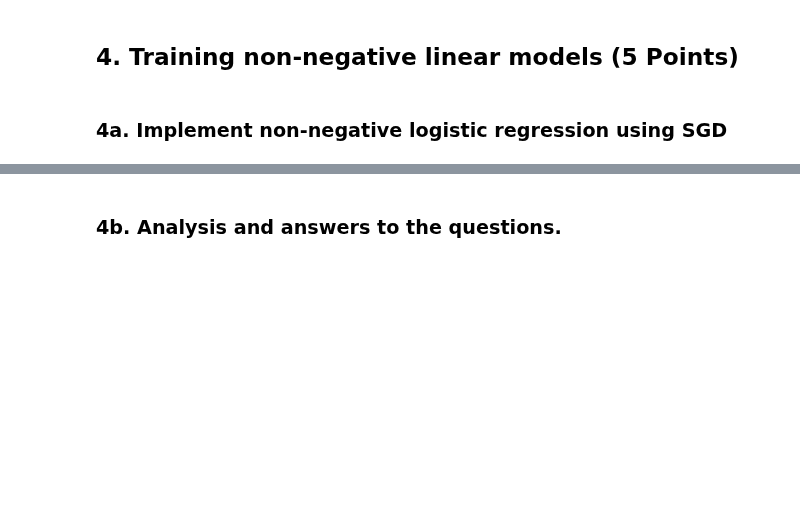
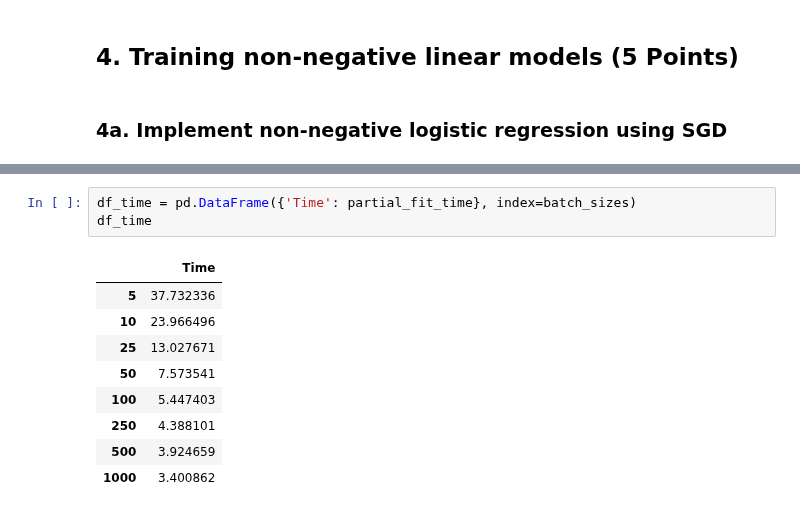
Before and after one commit to kponichtera/cs4035-cda, a Jupyter notebook: lab4/Lab4.ipynb, the cells around one changed output, grey strips where cells are left out. Saved outputs shown, nothing was run; the diff lists cells and outputs as text; blank space fills up the shorter version.

```diff
--- a/lab4/Lab4.ipynb
+++ b/lab4/Lab4.ipynb
@@ -401,2 +477,13 @@ plt.show()
-# %% [markdown]
-### 4b. Analysis and answers to the questions.
+# %%
+df_time = pd.DataFrame({'Time': partial_fit_time}, index=batch_sizes)
+df_time
+# %% [output]
+|  | Time |
+| 5 | 37.732336 |
+| 10 | 23.966496 |
+| 25 | 13.027671 |
+| 50 | 7.573541 |
+| 100 | 5.447403 |
+| 250 | 4.388101 |
+| 500 | 3.924659 |
+| 1000 | 3.400862 |
```
Also changed, not shown: parts of 20 cells of this notebook.
